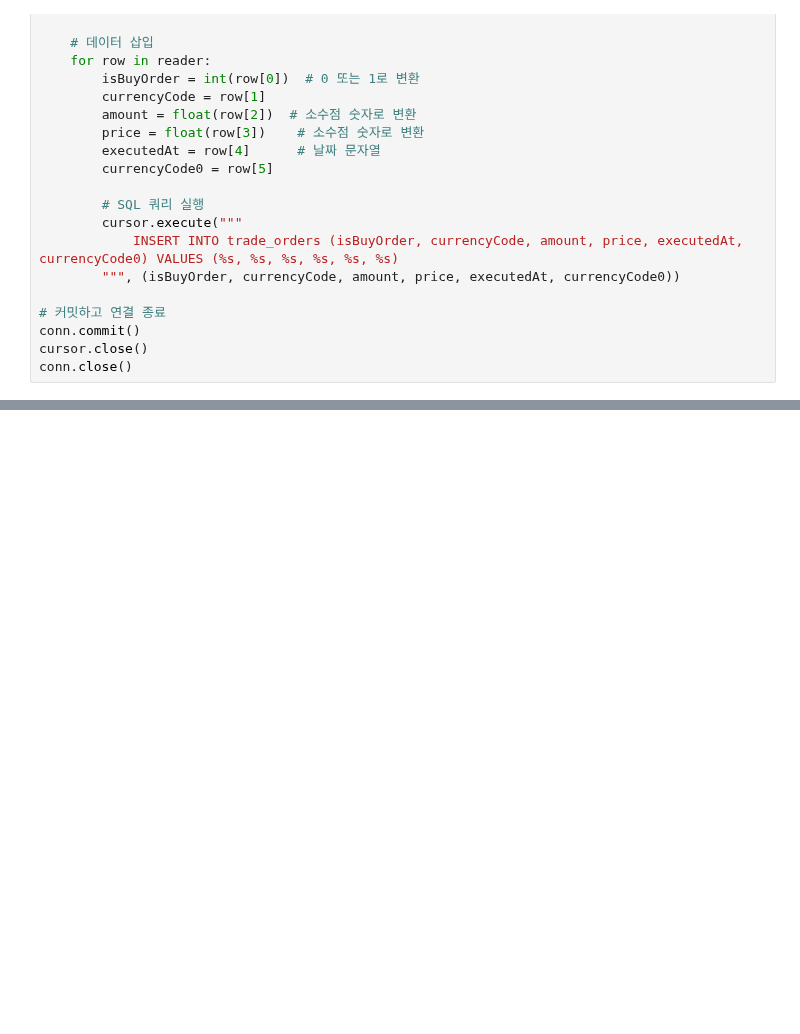
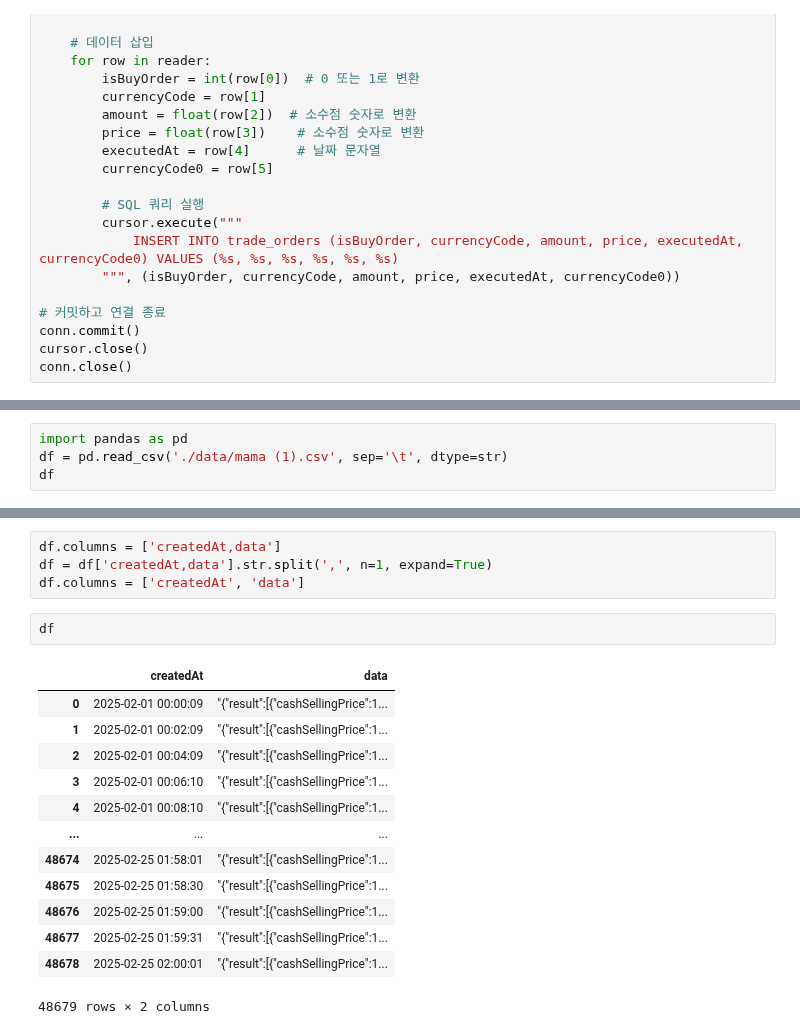
Before and after one commit to PlutoJoshua/profit_analysis, a Jupyter notebook: test.ipynb, the cells around one changed output, grey strips where cells are left out. Drawn from its saved outputs; the diff is of its cells as text; blank space fills up the shorter version.

```diff
--- a/test.ipynb
+++ b/test.ipynb
@@ -1298,0 +1339,4 @@ conn.close()
+# %%
+import pandas as pd
+df = pd.read_csv('./data/mama (1).csv', sep='\t', dtype=str)
+df
@@ -1298,0 +1357,20 @@ conn.close()
+# %%
+df.columns = ['createdAt,data']
+df = df['createdAt,data'].str.split(',', n=1, expand=True)
+df.columns = ['createdAt', 'data']
+# %%
+df
+# %% [output]
+|  | createdAt | data |
+| 0 | 2025-02-01 00:00:09 | "{"result":[{"cashSellingPrice":1... |
+| 1 | 2025-02-01 00:02:09 | "{"result":[{"cashSellingPrice":1... |
+| 2 | 2025-02-01 00:04:09 | "{"result":[{"cashSellingPrice":1... |
+| 3 | 2025-02-01 00:06:10 | "{"result":[{"cashSellingPrice":1... |
+| 4 | 2025-02-01 00:08:10 | "{"result":[{"cashSellingPrice":1... |
+| ... | ... | ... |
+| 48674 | 2025-02-25 01:58:01 | "{"result":[{"cashSellingPrice":1... |
+| 48675 | 2025-02-25 01:58:30 | "{"result":[{"cashSellingPrice":1... |
+| 48676 | 2025-02-25 01:59:00 | "{"result":[{"cashSellingPrice":1... |
+| 48677 | 2025-02-25 01:59:31 | "{"result":[{"cashSellingPrice":1... |
+| 48678 | 2025-02-25 02:00:01 | "{"result":[{"cashSellingPrice":1... |
+48679 rows × 2 columns
```
Also changed, not shown: parts of 8 cells of this notebook, 4 other files.
